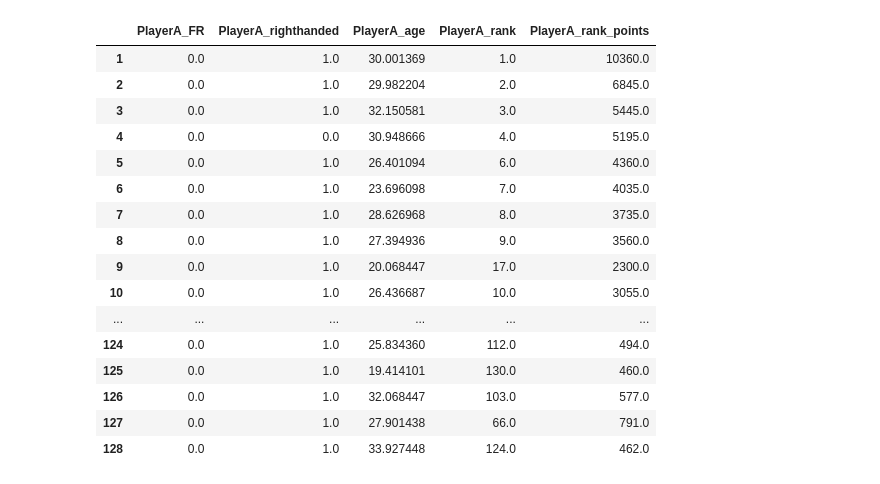
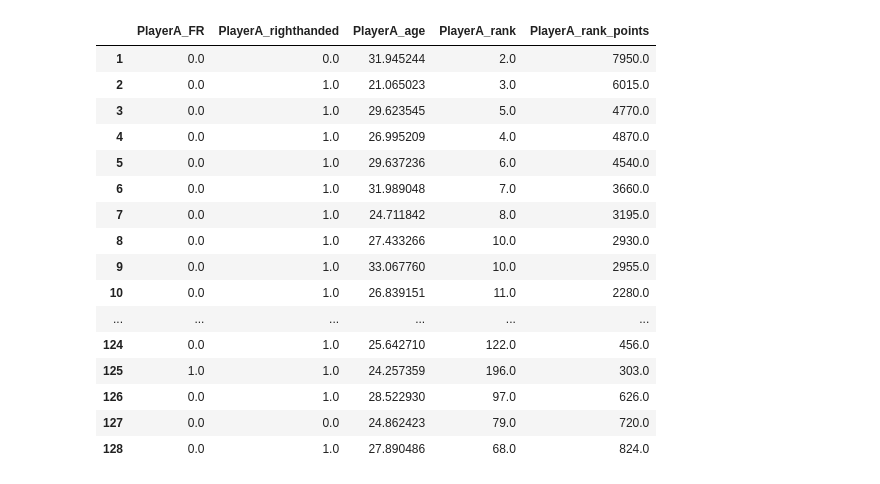
Before and after one commit to ant-louis/french-open-2019-winner-prediction, a Jupyter notebook: get_stats_players.ipynb, the cells around one changed output. Drawn from its saved outputs; the diff is of its cells as text; code cells hidden in the pictures.

Commit message:
Push all up-to-date files

```diff
--- a/get_stats_players.ipynb
+++ b/get_stats_players.ipynb
@@ -8,4 +8,5 @@ pd.set_option('display.max_rows', 500)
 
 # Read csv
 df = pd.read_csv('_Data/Original_dataset/preprocessed_data.csv', header=0, index_col=0)
-players_df = pd.read_csv('_Data/Predictions/players_2017.csv', header=0, index_col=0)
+players_df = pd.read_csv('_Data/Predictions/players_2018.csv', header=0, index_col=0)
+players_df
@@ -13,6 +32,14 @@ players_df = pd.read_csv('_Data/Predictions/players_2017.csv', header=0, index_c
 #-------------------------------------------------------------------------------------------
 # GET LATEST AGE, RANK, RANKING POINTS OF EACH PLAYER
 #-------------------------------------------------------------------------------------------
+
+# Limit date before Roland Garros 2018
+curr_year = 2018
+max_day = 148
+#curr_year = 2017
+#max_day = 149
+#curr_year = 2016
+#max_day = 143
 
 # Create new dataframe to contain info about the 128 players
 index = np.array(np.arange(1,129))
@@ -22,57 +49,51 @@ columns = ['PlayerA_FR',
            'PlayerA_rank',
            'PlayerA_rank_points']
 new_df = pd.DataFrame(index=index, columns=columns)
-
-# Limit date before Roland Garros 2018
-#curr_year = 2018
-#max_day = 148
-curr_year = 2017
-max_day = 149
 
 # Columns of the players' stats
 playerA_cols = [2,3,10,12,14,15,16]
 playerB_cols = [2,3,11,13,25,26,27]
 
 for i, player in players_df.iterrows():
     name = player['PlayerA_Name']
 
     # Get ranking, rank points and age of player just before Roland Garros
     playerA_rows = df.index[(df['PlayerA_name'] == name) & (df['Year'] + df['Day']/365 < curr_year + max_day/365)].tolist()
     playerB_rows = df.index[(df['PlayerB_name'] == name) & (df['Year'] + df['Day']/365 < curr_year + max_day/365)].tolist()
     playerA_df = df.iloc[playerA_rows, playerA_cols]
     playerB_df = df.iloc[playerB_rows, playerB_cols]
     playerB_df.columns = list(playerA_df)
     tmp_df = pd.concat([playerA_df, playerB_df], ignore_index=True)
     if tmp_df.empty:
         continue
 
     # Sort by latest date
     tmp_df.sort_values(by=['Year', 'Day'], ascending=[False, False], inplace=True)
 
     # Add it in the new df
     new_df.at[i,:] = tmp_df.iloc[0,:]
 
 # Fill last missing values by median
 new_df.fillna(new_df.median(), inplace=True)
 new_df
 # %% [output]
 |  | PlayerA_FR | PlayerA_righthanded | PlayerA_age | PlayerA_rank | PlayerA_rank_points |
-| 1 | 0.0 | 1.0 | 30.001369 | 1.0 | 10360.0 |
-| 2 | 0.0 | 1.0 | 29.982204 | 2.0 | 6845.0 |
-| 3 | 0.0 | 1.0 | 32.150581 | 3.0 | 5445.0 |
-| 4 | 0.0 | 0.0 | 30.948666 | 4.0 | 5195.0 |
-| 5 | 0.0 | 1.0 | 26.401094 | 6.0 | 4360.0 |
-| 6 | 0.0 | 1.0 | 23.696098 | 7.0 | 4035.0 |
-| 7 | 0.0 | 1.0 | 28.626968 | 8.0 | 3735.0 |
-| 8 | 0.0 | 1.0 | 27.394936 | 9.0 | 3560.0 |
-| 9 | 0.0 | 1.0 | 20.068447 | 17.0 | 2300.0 |
-| 10 | 0.0 | 1.0 | 26.436687 | 10.0 | 3055.0 |
+| 1 | 0.0 | 0.0 | 31.945244 | 2.0 | 7950.0 |
+| 2 | 0.0 | 1.0 | 21.065023 | 3.0 | 6015.0 |
+| 3 | 0.0 | 1.0 | 29.623545 | 5.0 | 4770.0 |
+| 4 | 0.0 | 1.0 | 26.995209 | 4.0 | 4870.0 |
+| 5 | 0.0 | 1.0 | 29.637236 | 6.0 | 4540.0 |
+| 6 | 0.0 | 1.0 | 31.989048 | 7.0 | 3660.0 |
+| 7 | 0.0 | 1.0 | 24.711842 | 8.0 | 3195.0 |
+| 8 | 0.0 | 1.0 | 27.433266 | 10.0 | 2930.0 |
+| 9 | 0.0 | 1.0 | 33.067760 | 10.0 | 2955.0 |
+| 10 | 0.0 | 1.0 | 26.839151 | 11.0 | 2280.0 |
 | ... | ... | ... | ... | ... | ... |
-| 124 | 0.0 | 1.0 | 25.834360 | 112.0 | 494.0 |
-| 125 | 0.0 | 1.0 | 19.414101 | 130.0 | 460.0 |
-| 126 | 0.0 | 1.0 | 32.068447 | 103.0 | 577.0 |
-| 127 | 0.0 | 1.0 | 27.901438 | 66.0 | 791.0 |
-| 128 | 0.0 | 1.0 | 33.927448 | 124.0 | 462.0 |
+| 124 | 0.0 | 1.0 | 25.642710 | 122.0 | 456.0 |
+| 125 | 1.0 | 1.0 | 24.257359 | 196.0 | 303.0 |
+| 126 | 0.0 | 1.0 | 28.522930 | 97.0 | 626.0 |
+| 127 | 0.0 | 0.0 | 24.862423 | 79.0 | 720.0 |
+| 128 | 0.0 | 1.0 | 27.890486 | 68.0 | 824.0 |
 # %%
 #-------------------------------------------------------------------------------------------
 # COMPUTE LATEST STATS OF EACH PLAYER
```
Also changed, not shown: parts of 3 cells of this notebook, 12 other files.
